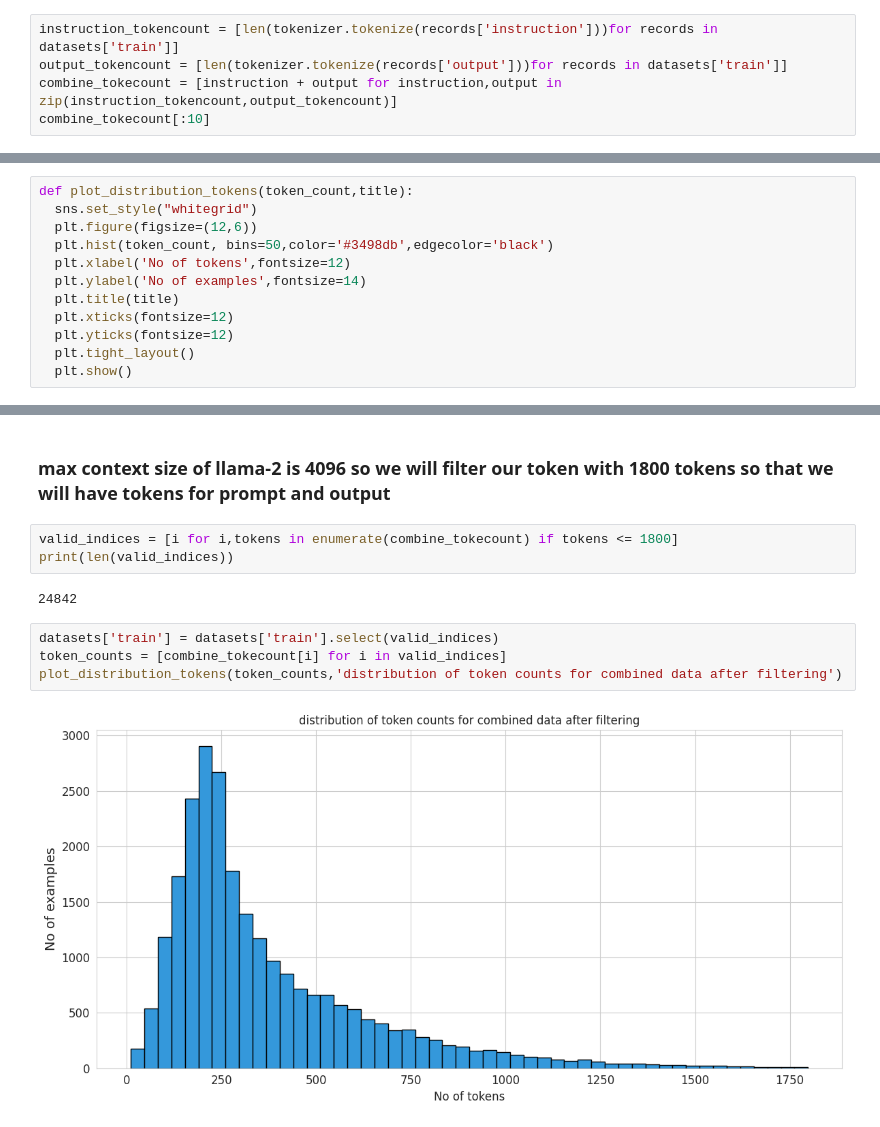
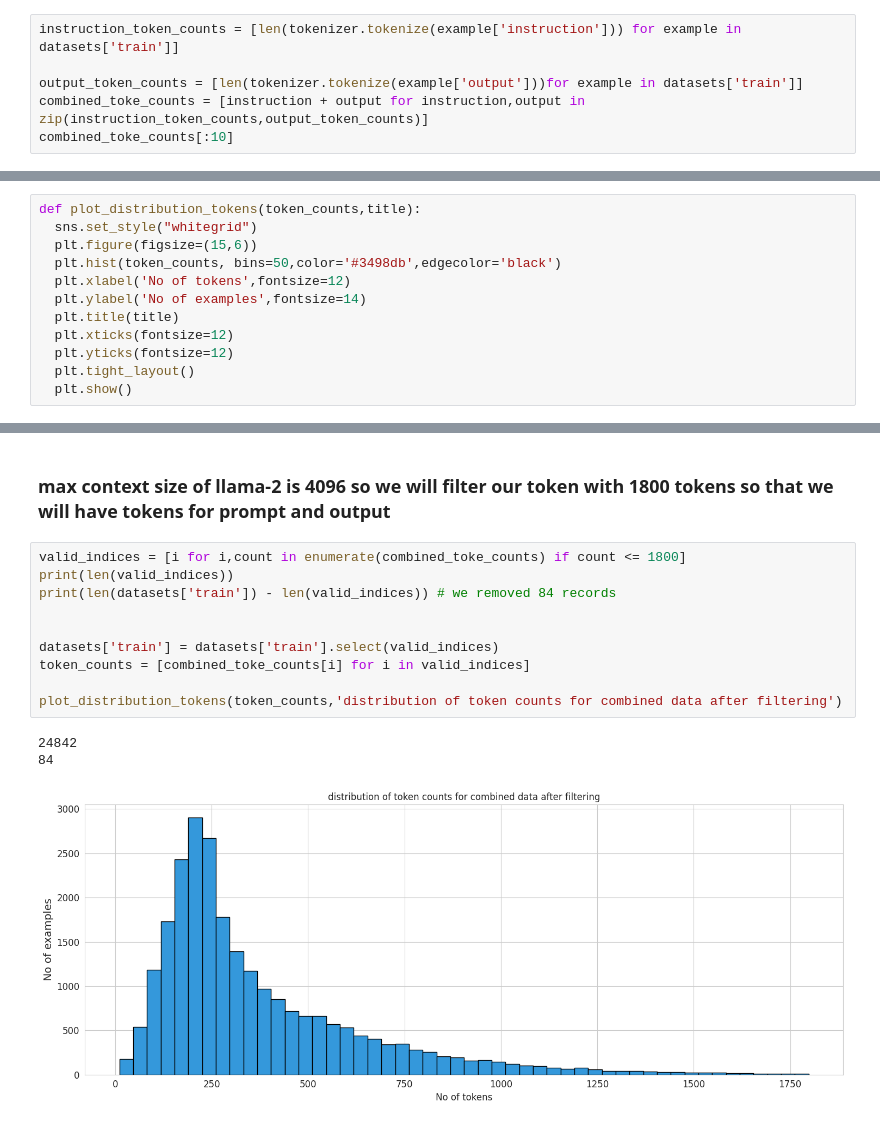
Before and after one commit to vedica1011/NLP_BERT_TL, a Jupyter notebook: finetune_lamma2.ipynb, the cells around one changed output, grey strips where cells are left out. Cells and saved outputs as stored; diff of their text form.

```diff
--- a/finetune_lamma2.ipynb
+++ b/finetune_lamma2.ipynb
@@ -38,17 +42,18 @@ datasets['train'].to_pandas().head()
 # %%
 tokenizer = AutoTokenizer.from_pretrained("NousResearch/Llama-2-7b-hf")
 # %%
-instruction_tokencount = [len(tokenizer.tokenize(records['instruction']))for records in datasets['train']]
-output_tokencount = [len(tokenizer.tokenize(records['output']))for records in datasets['train']]
-combine_tokecount = [instruction + output for instruction,output in zip(instruction_tokencount,output_tokencount)]
-combine_tokecount[:10]
+instruction_token_counts = [len(tokenizer.tokenize(example['instruction'])) for example in datasets['train']]
+
+output_token_counts = [len(tokenizer.tokenize(example['output']))for example in datasets['train']]
+combined_toke_counts = [instruction + output for instruction,output in zip(instruction_token_counts,output_token_counts)]
+combined_toke_counts[:10]
 # %% [output]
 [308, 158, 268, 182, 522, 247, 370, 116, 368, 308]
 # %%
-def plot_distribution_tokens(token_count,title):
+def plot_distribution_tokens(token_counts,title):
   sns.set_style("whitegrid")
-  plt.figure(figsize=(12,6))
-  plt.hist(token_count, bins=50,color='#3498db',edgecolor='black')
+  plt.figure(figsize=(15,6))
+  plt.hist(token_counts, bins=50,color='#3498db',edgecolor='black')
   plt.xlabel('No of tokens',fontsize=12)
   plt.ylabel('No of examples',fontsize=14)
   plt.title(title)
@@ -71,13 +76,16 @@ plot_distribution_tokens(combine_tokecount,'distribution of token counts for com
 # %% [markdown]
 ### max context size of llama-2 is 4096 so we will filter our token with 1800 tokens so that we will have tokens for prompt and output
-# %%
-valid_indices = [i for i,tokens in enumerate(combine_tokecount) if tokens <= 1800]
-print(len(valid_indices))
-# %% [output]
-24842
 # %%
+valid_indices = [i for i,count in enumerate(combined_toke_counts) if count <= 1800]
+print(len(valid_indices))
+print(len(datasets['train']) - len(valid_indices)) # we removed 84 records
+
+
 datasets['train'] = datasets['train'].select(valid_indices)
-token_counts = [combine_tokecount[i] for i in valid_indices]
+token_counts = [combined_toke_counts[i] for i in valid_indices]
+
 plot_distribution_tokens(token_counts,'distribution of token counts for combined data after filtering')
 # %% [output]
+24842
+84
-[figure, old version]
+[figure, new version]
```
Also changed, not shown: parts of 29 cells of this notebook.
